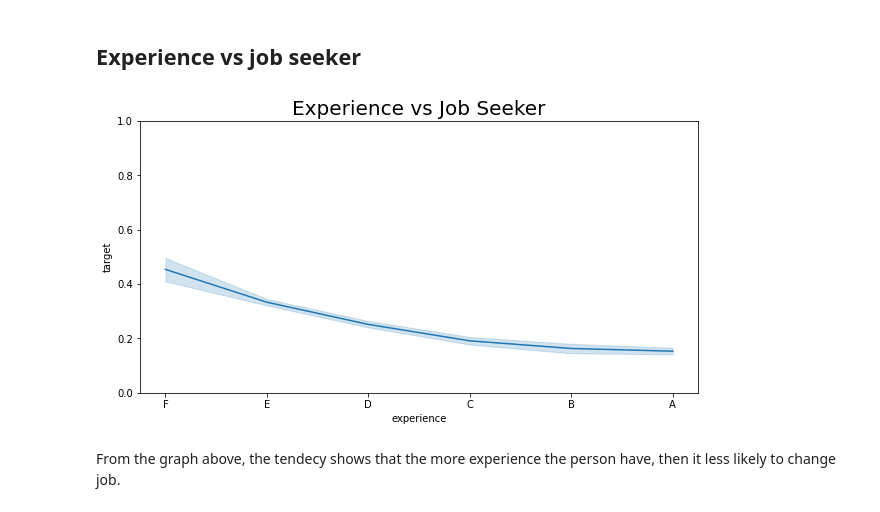
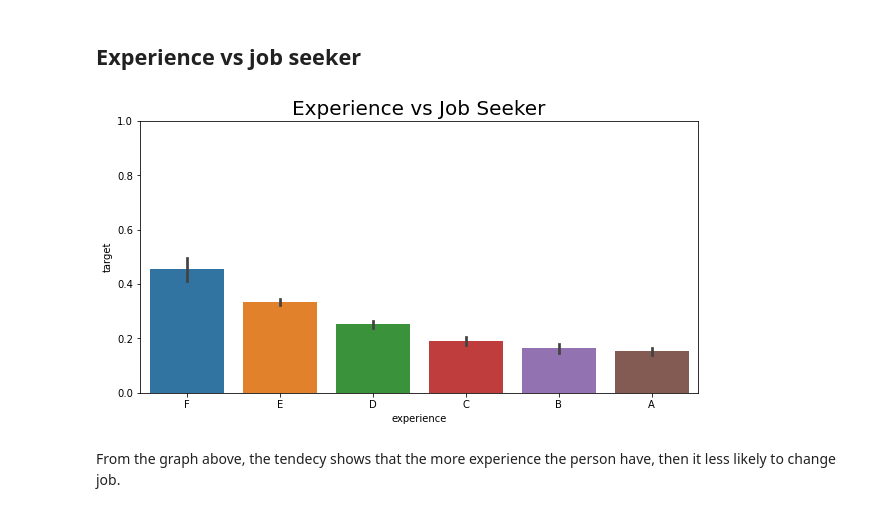
Before and after one commit to PurwadhikaDev/BravoTeam_JC_DS_VL_01_FinalProject, a Jupyter notebook: 02_data_understanding_&_preparation.ipynb, the cells around one changed output. Drawn from its saved outputs; the diff is of its cells as text; code cells hidden in the pictures.

```diff
--- a/02_data_understanding_&_preparation.ipynb
+++ b/02_data_understanding_&_preparation.ipynb
@@ -942,13 +940,13 @@ From the graph above we can see that the more loyal to the company, the probabil
 # %%
 exp_target = df[['experience', 'target']].sort_values(by='experience', ascending=False)
 
 plt.figure(figsize=(10,5))
-sns.lineplot(exp_target['experience'],exp_target['target'])
+sns.barplot(exp_target['experience'],exp_target['target'])
 plt.ylim([0,1])
 plt.title('Experience vs Job Seeker', size=20)
 plt.show()
 # %% [output]
-[figure, old version]
+[figure, new version]
 # %% [markdown]
 From the graph above, the tendecy shows that the more experience the person have, then it less likely to change job.
 # %% [markdown]
```
Also changed, not shown: parts of 5 cells of this notebook.
